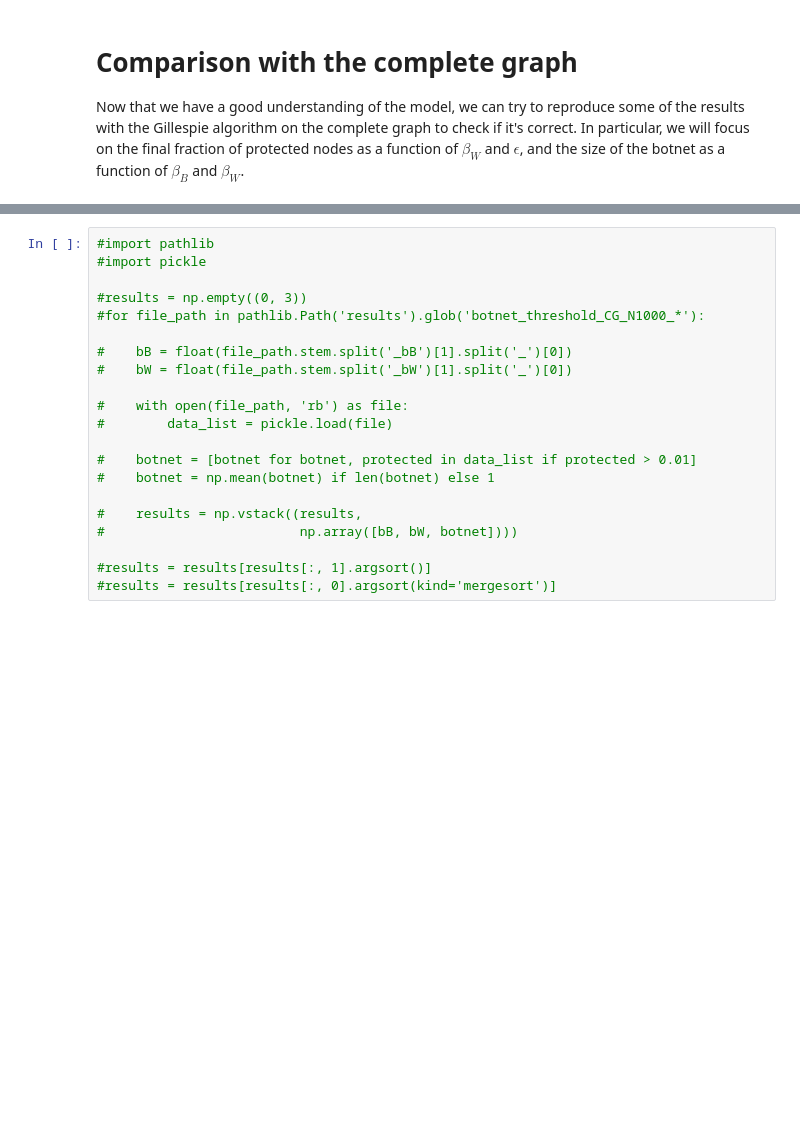
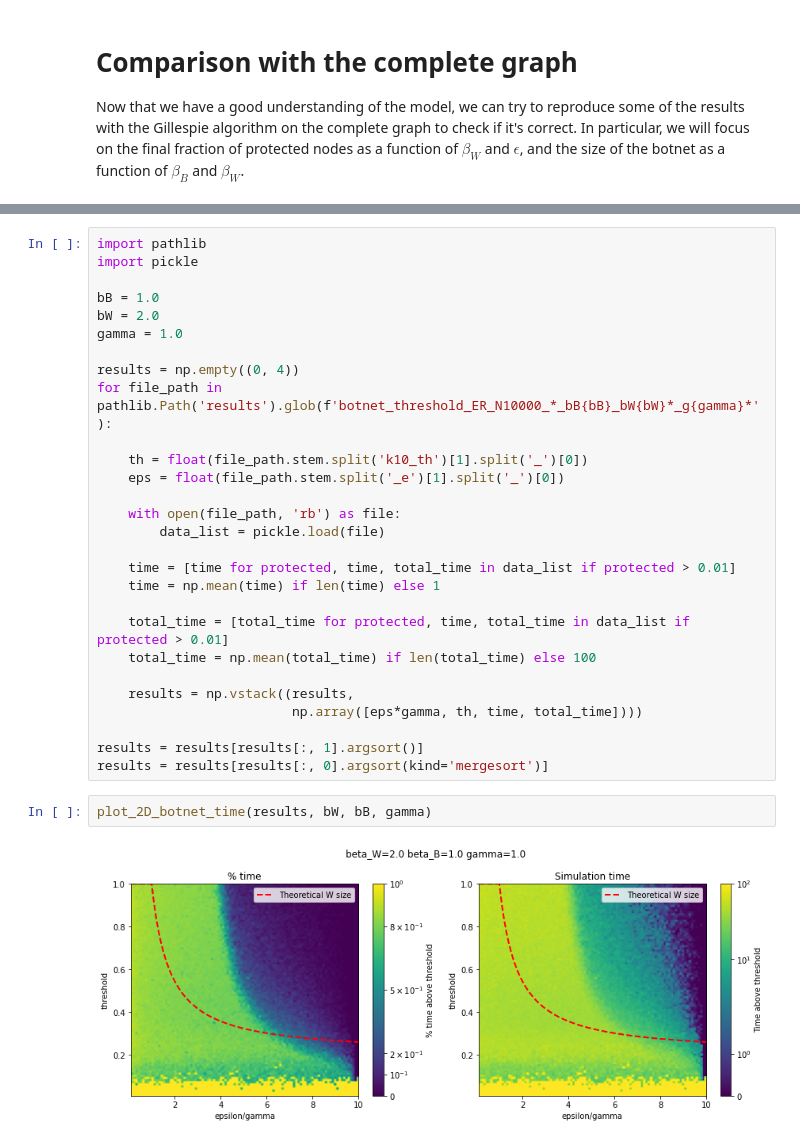
Before and after one commit to aaleta/C72h-whiteworms, a Jupyter notebook: notebooks/networks.ipynb, the cells around one changed output, grey strips where cells are left out. Drawn from its saved outputs; the diff is of its cells as text; blank space fills up the shorter version.

```diff
--- a/notebooks/networks.ipynb
+++ b/notebooks/networks.ipynb
@@ -343,21 +63,32 @@ ValueError: zero-size array to reduction operation minimum which has no identity
 # %%
-#import pathlib
-#import pickle
+import pathlib
+import pickle
 
-#results = np.empty((0, 3))
-#for file_path in pathlib.Path('results').glob('botnet_threshold_CG_N1000_*'):
+bB = 1.0
+bW = 2.0
+gamma = 1.0
 
-#    bB = float(file_path.stem.split('_bB')[1].split('_')[0])
-#    bW = float(file_path.stem.split('_bW')[1].split('_')[0])
+results = np.empty((0, 4))
+for file_path in pathlib.Path('results').glob(f'botnet_threshold_ER_N10000_*_bB{bB}_bW{bW}*_g{gamma}*'):
 
-#    with open(file_path, 'rb') as file:
-#        data_list = pickle.load(file)
+    th = float(file_path.stem.split('k10_th')[1].split('_')[0])
+    eps = float(file_path.stem.split('_e')[1].split('_')[0])
 
-#    botnet = [botnet for botnet, protected in data_list if protected > 0.01]
-#    botnet = np.mean(botnet) if len(botnet) else 1
+    with open(file_path, 'rb') as file:
+        data_list = pickle.load(file)
 
-#    results = np.vstack((results,
-#                         np.array([bB, bW, botnet])))
+    time = [time for protected, time, total_time in data_list if protected > 0.01]
+    time = np.mean(time) if len(time) else 1
 
-#results = results[results[:, 1].argsort()]
-#results = results[results[:, 0].argsort(kind='mergesort')]
+    total_time = [total_time for protected, time, total_time in data_list if protected > 0.01]
+    total_time = np.mean(total_time) if len(total_time) else 100
+
+    results = np.vstack((results,
+                         np.array([eps*gamma, th, time, total_time])))
+
+results = results[results[:, 1].argsort()]
+results = results[results[:, 0].argsort(kind='mergesort')]
+# %%
+plot_2D_botnet_time(results, bW, bB, gamma)
+# %% [output]
+[figure, added]
```
Also changed, not shown: parts of 44 cells of this notebook, 2 other files.
